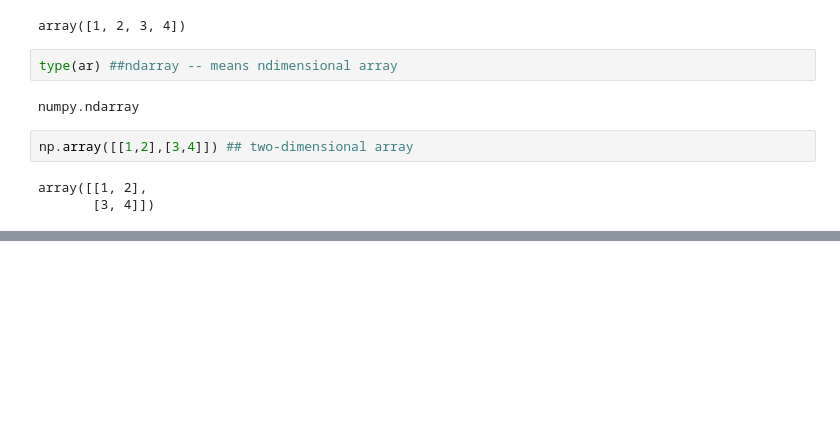
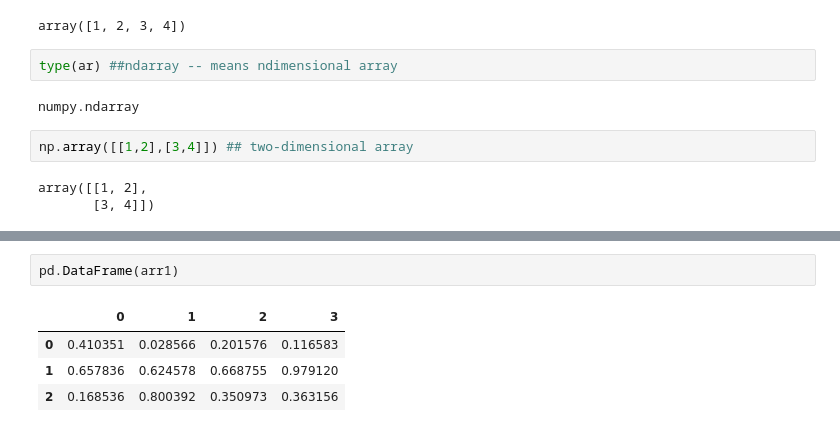
Before and after one commit to akhileshdutt/DataScience_learning, a Jupyter notebook: Libraries/Numpy/Numpy_basics.ipynb, the cells around one changed output, grey strips where cells are left out. Cells and saved outputs as stored; diff of their text form; blank space fills up the shorter version.

```diff
--- a/Libraries/Numpy/Numpy_basics.ipynb
+++ b/Libraries/Numpy/Numpy_basics.ipynb
@@ -19,0 +272,7 @@ array([[1, 2],
+# %%
+pd.DataFrame(arr1)
+# %% [output]
+|  | 0 | 1 | 2 | 3 |
+| 0 | 0.410351 | 0.028566 | 0.201576 | 0.116583 |
+| 1 | 0.657836 | 0.624578 | 0.668755 | 0.979120 |
+| 2 | 0.168536 | 0.800392 | 0.350973 | 0.363156 |
```
Also changed, not shown: parts of 133 cells of this notebook, 2 other files.
